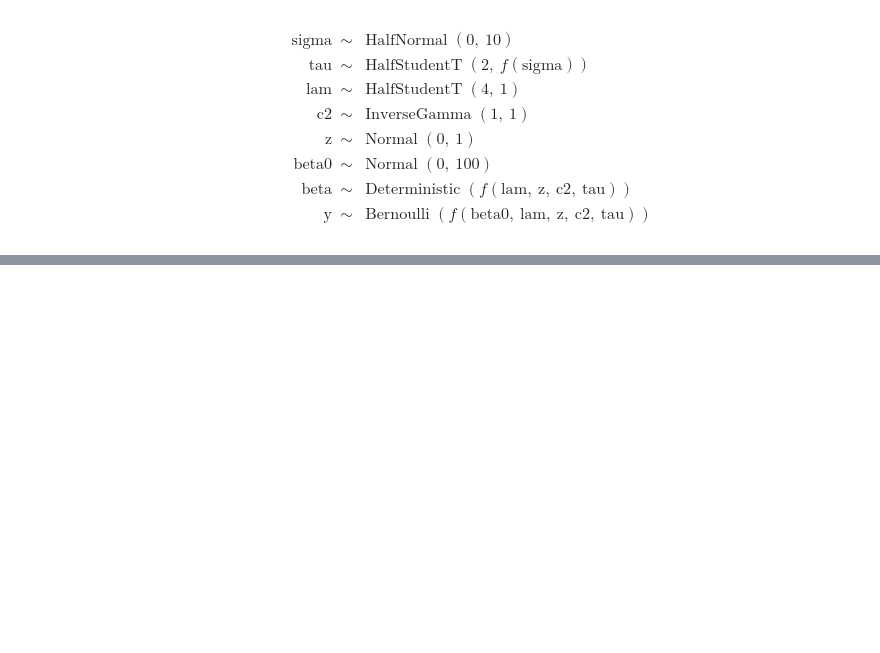
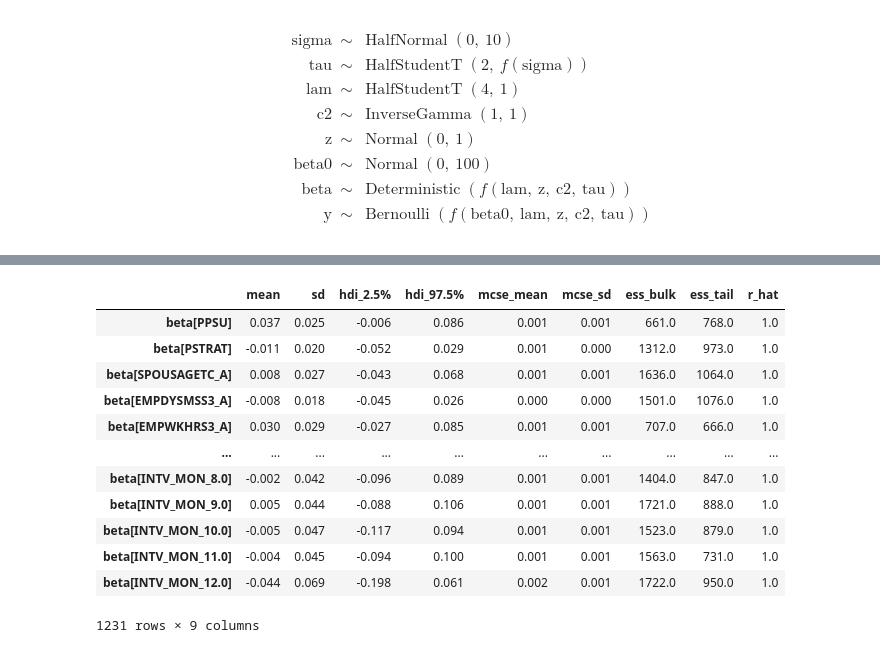
Before and after one commit to kehunter/bayesian-lcovid, a Jupyter notebook: feature_selection.ipynb, the cells around one changed output, grey strips where cells are left out. Cells and saved outputs as stored; diff of their text form; code cells hidden in the pictures; blank space fills up the shorter version.

```diff
--- a/feature_selection.ipynb
+++ b/feature_selection.ipynb
@@ -95,8 +97,3 @@ $$
             \text{sigma} &\sim & \operatorname{HalfNormal}(0,~10)\\\text{tau} &\sim & \operatorname{HalfStudentT}(2,~f(\text{sigma}))\\\text{lam} &\sim & \operatorname{HalfStudentT}(4,~1)\\\text{c2} &\sim & \operatorname{InverseGamma}(1,~1)\\\text{z} &\sim & \operatorname{Normal}(0,~1)\\\text{beta0} &\sim & \operatorname{Normal}(0,~100)\\\text{beta} &\sim & \operatorname{Deterministic}(f(\text{lam},~\text{z},~\text{c2},~\text{tau}))\\\text{y} &\sim & \operatorname{Bernoulli}(f(\text{beta0},~\text{lam},~\text{z},~\text{c2},~\text{tau}))
             \end{array}
             $$
-# %%
-# run MCMC to get posterior distribution
-with sparse_model:
-    idata_sparse = pm.sample(1000, tune=1500, target_accept=0.9)
-    print(f'DONE')
@@ -110,0 +106,3 @@ ValueError: Not enough samples to build a trace.
+# %%
+with sparse_model:
+    idata_sparse = pm.sample(500, tune=1000, chains=2, target_accept=0.9)
@@ -111,4 +119,18 @@ ValueError: Not enough samples to build a trace.
 # %%
-summary = az.summary(idata_sparse, var_names=["betas"], hdi_prob=0.95)
+summary = az.summary(idata_sparse, var_names=["beta"], hdi_prob=0.95)
 summary
+# %% [output]
+|  | mean | sd | hdi_2.5% | hdi_97.5% | mcse_mean | mcse_sd | ess_bulk | ess_tail | r_hat |
+| beta[PPSU] | 0.037 | 0.025 | -0.006 | 0.086 | 0.001 | 0.001 | 661.0 | 768.0 | 1.0 |
+| beta[PSTRAT] | -0.011 | 0.020 | -0.052 | 0.029 | 0.001 | 0.000 | 1312.0 | 973.0 | 1.0 |
+| beta[SPOUSAGETC_A] | 0.008 | 0.027 | -0.043 | 0.068 | 0.001 | 0.001 | 1636.0 | 1064.0 | 1.0 |
+| beta[EMPDYSMSS3_A] | -0.008 | 0.018 | -0.045 | 0.026 | 0.000 | 0.000 | 1501.0 | 1076.0 | 1.0 |
+| beta[EMPWKHRS3_A] | 0.030 | 0.029 | -0.027 | 0.085 | 0.001 | 0.001 | 707.0 | 666.0 | 1.0 |
+| ... | ... | ... | ... | ... | ... | ... | ... | ... | ... |
+| beta[INTV_MON_8.0] | -0.002 | 0.042 | -0.096 | 0.089 | 0.001 | 0.001 | 1404.0 | 847.0 | 1.0 |
+| beta[INTV_MON_9.0] | 0.005 | 0.044 | -0.088 | 0.106 | 0.001 | 0.001 | 1721.0 | 888.0 | 1.0 |
+| beta[INTV_MON_10.0] | -0.005 | 0.047 | -0.117 | 0.094 | 0.001 | 0.001 | 1523.0 | 879.0 | 1.0 |
+| beta[INTV_MON_11.0] | -0.004 | 0.045 | -0.094 | 0.100 | 0.001 | 0.001 | 1563.0 | 731.0 | 1.0 |
+| beta[INTV_MON_12.0] | -0.044 | 0.069 | -0.198 | 0.061 | 0.002 | 0.001 | 1722.0 | 950.0 | 1.0 |
+1231 rows × 9 columns
 # %%
```
Also changed, not shown: parts of 10 cells of this notebook, 1 other file.
